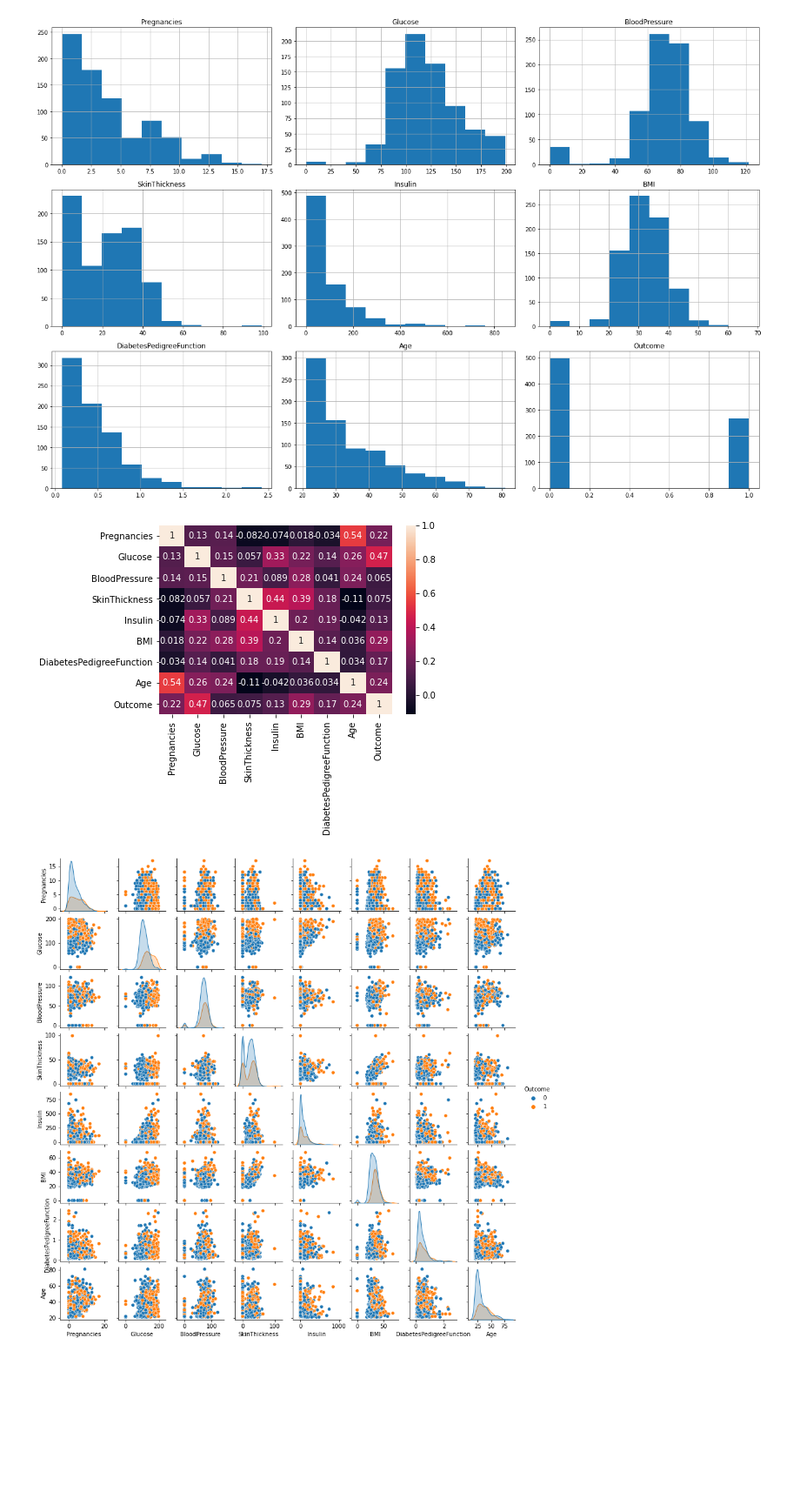
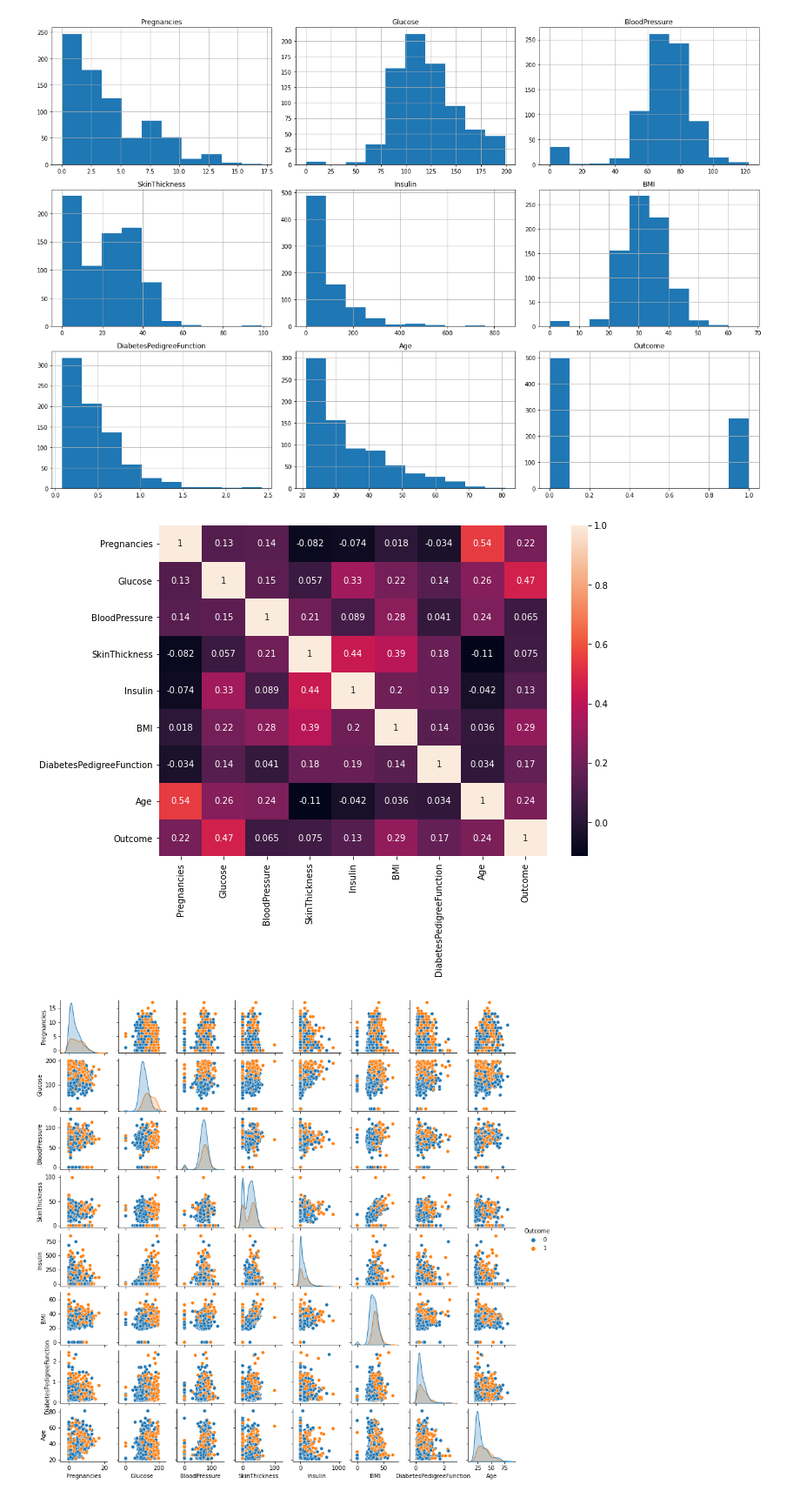
Before and after one commit to honghanhh/mci_python_33a8_l1, a Jupyter notebook: Live Slides/Live Lecture 10/maintn_Capstone Project.ipynb, the cells around one changed output. Shown at 87% size. Cells and saved outputs as stored; diff of their text form; code cells hidden in the pictures; blank space fills up the shorter version.

```diff
--- a/Live Slides/Live Lecture 10/maintn_Capstone Project.ipynb
+++ b/Live Slides/Live Lecture 10/maintn_Capstone Project.ipynb
@@ -355,10 +361,11 @@ plt.show()
 # %% [output]
 [figure]
 # %%
+plt.figure(figsize=(10,7))
 sns.heatmap(pima.corr(), annot = True)
 plt.show()
 # %% [output]
-[figure, old version]
+[figure, new version]
 # %%
 sns.pairplot(data = pima, hue = 'Outcome', height=1.5)
 plt.show()
```
Also changed, not shown: parts of 22 cells of this notebook, 1 other file.
